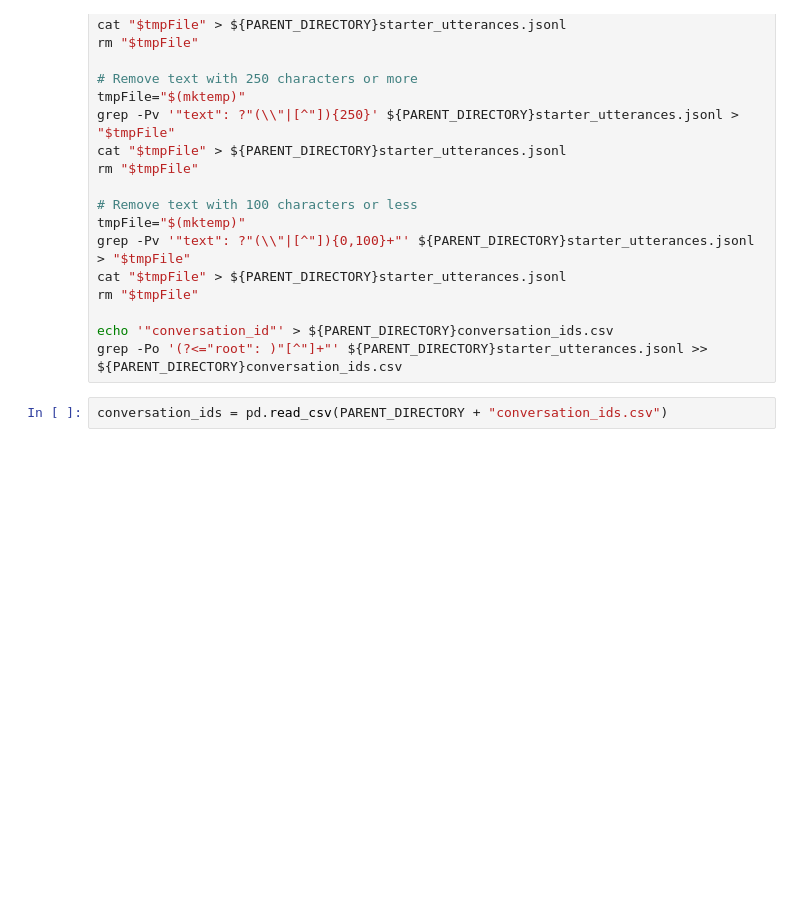
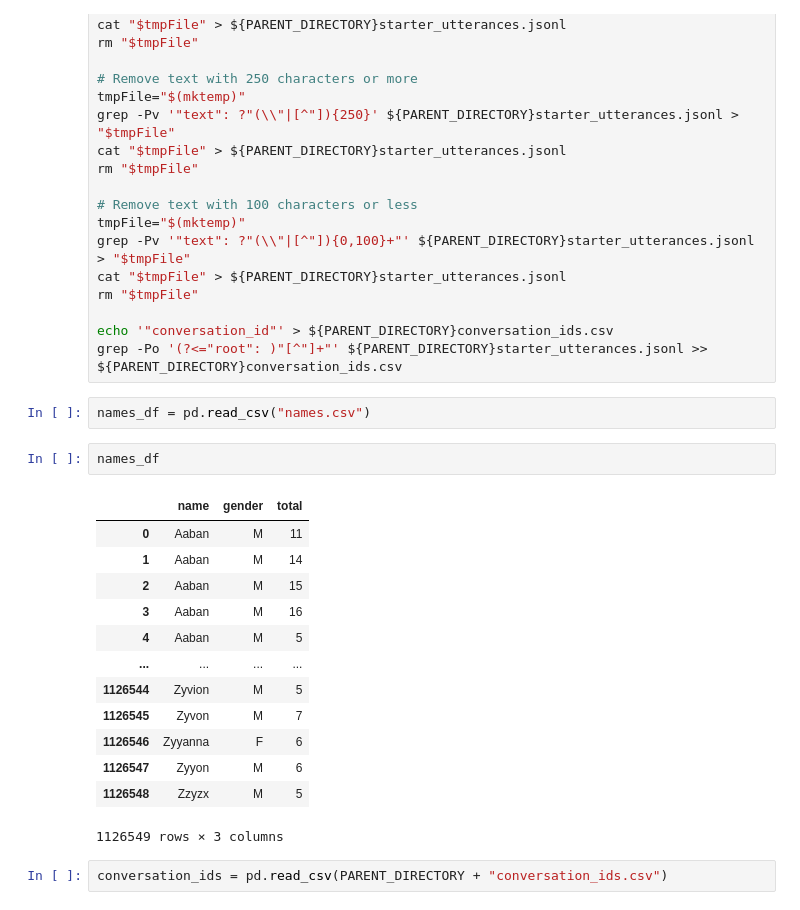
Before and after one commit to Orlando17544/FluentSpeak, a Jupyter notebook: database/Reddit database generator.ipynb, the cells around one changed output. Saved outputs shown, nothing was run; the diff lists cells and outputs as text; blank space fills up the shorter version.

Commit message:
names.csv file added

```diff
--- a/database/Reddit database generator.ipynb
+++ b/database/Reddit database generator.ipynb
@@ -68,6 +67,24 @@ rm "$tmpFile"
 
 echo '"conversation_id"' > ${PARENT_DIRECTORY}conversation_ids.csv
 grep -Po '(?<="root": )"[^"]+"' ${PARENT_DIRECTORY}starter_utterances.jsonl >> ${PARENT_DIRECTORY}conversation_ids.csv
+# %%
+names_df = pd.read_csv("names.csv")
+# %%
+names_df
+# %% [output]
+|  | name | gender | total |
+| 0 | Aaban | M | 11 |
+| 1 | Aaban | M | 14 |
+| 2 | Aaban | M | 15 |
+| 3 | Aaban | M | 16 |
+| 4 | Aaban | M | 5 |
+| ... | ... | ... | ... |
+| 1126544 | Zyvion | M | 5 |
+| 1126545 | Zyvon | M | 7 |
+| 1126546 | Zyyanna | F | 6 |
+| 1126547 | Zyyon | M | 6 |
+| 1126548 | Zzyzx | M | 5 |
+1126549 rows × 3 columns
 # %%
 conversation_ids = pd.read_csv(PARENT_DIRECTORY + "conversation_ids.csv")
 # %%
```
Also changed, not shown: parts of 1 cell of this notebook.
